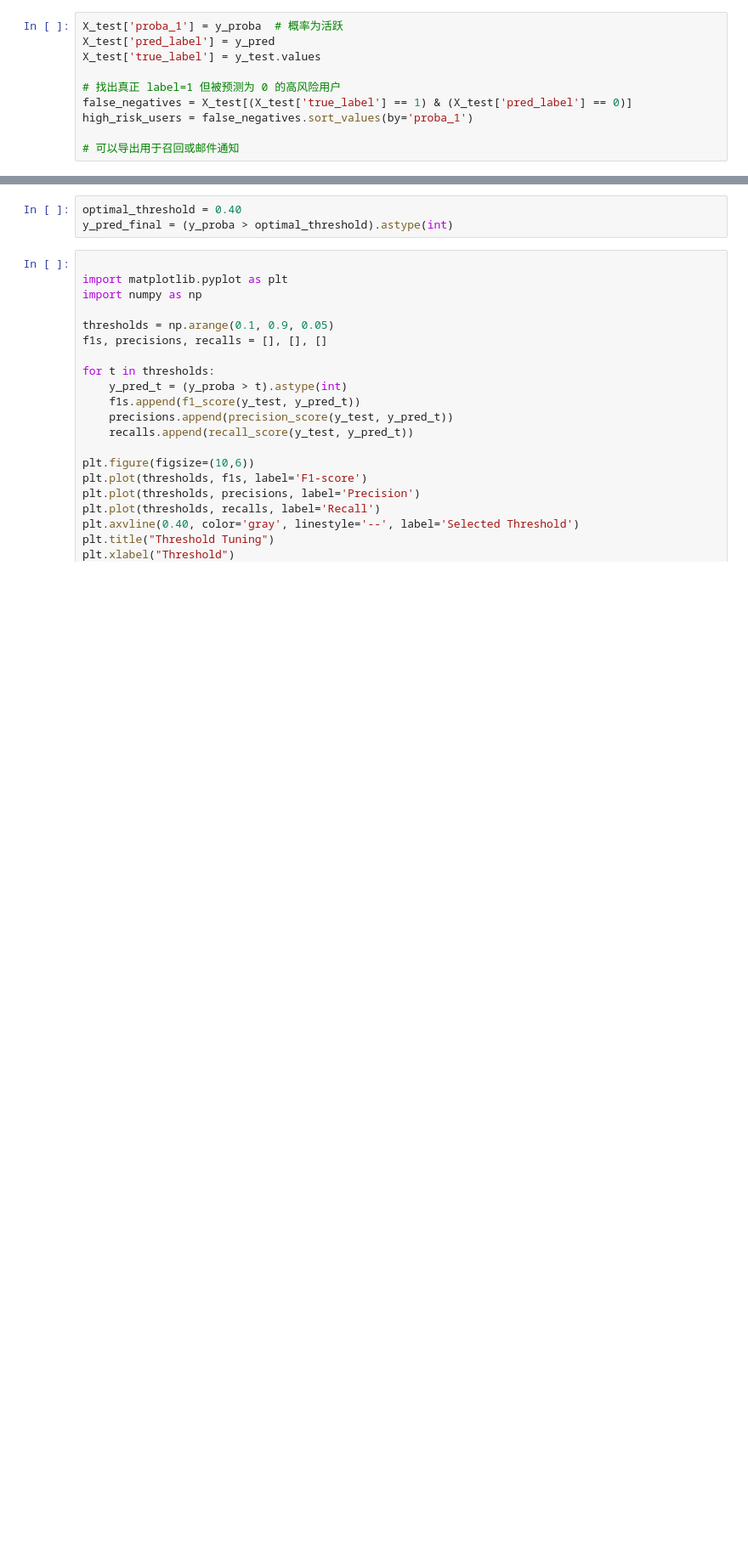
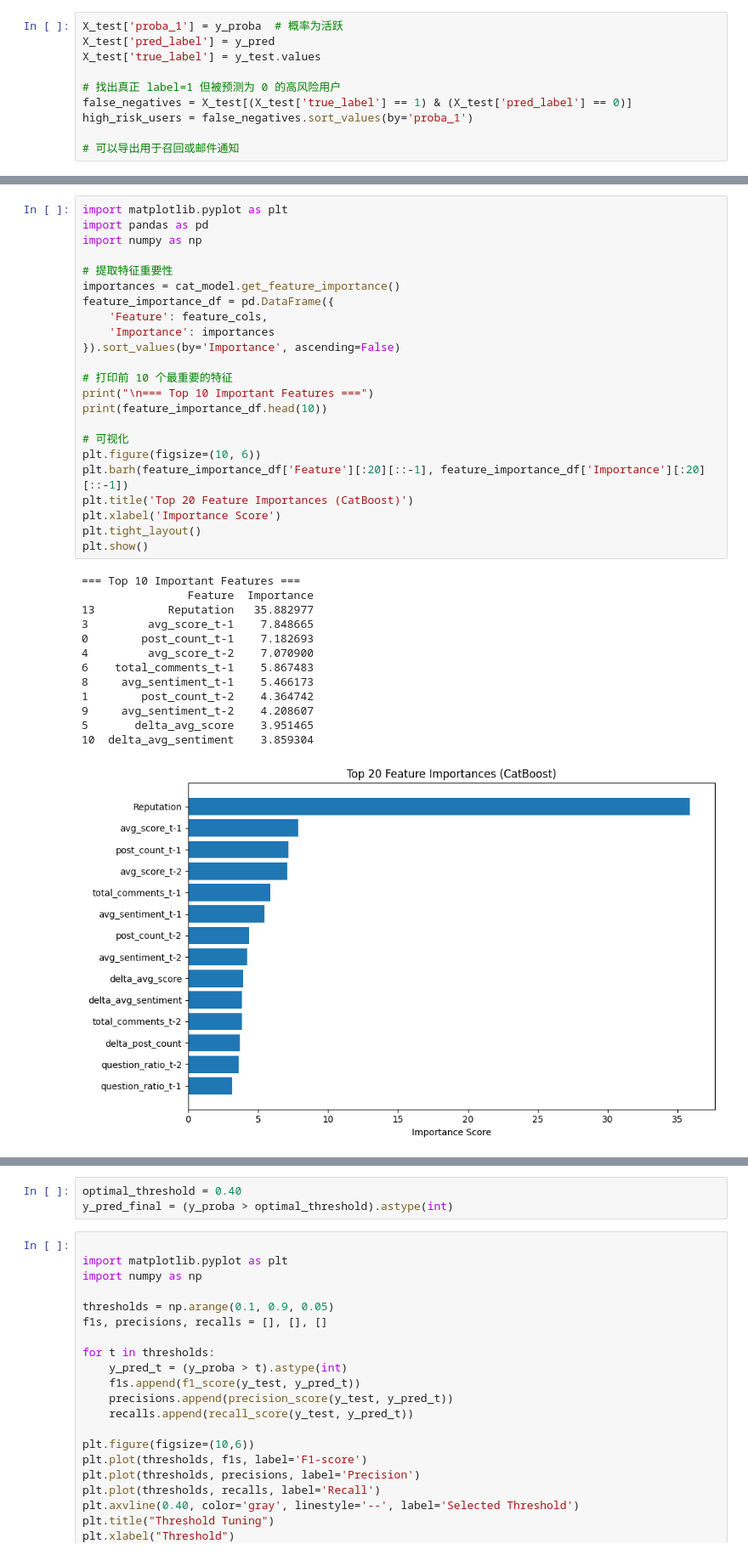
Before and after one commit to QiaNiang/Data-Mining-Stackexchange, a Jupyter notebook: Predictive_Mining/User_prediction.ipynb, the cells around one changed output, grey strips where cells are left out. Shown: that part at 85% size. Cells and saved outputs as stored; diff of their text form; blank space fills up the shorter version.

```diff
--- a/Predictive_Mining/User_prediction.ipynb
+++ b/Predictive_Mining/User_prediction.ipynb
@@ -262,3 +285,40 @@ AUC: 0.796466020591487
+# %%
+import matplotlib.pyplot as plt
+import pandas as pd
+import numpy as np
+
+# 提取特征重要性
+importances = cat_model.get_feature_importance()
+feature_importance_df = pd.DataFrame({
+    'Feature': feature_cols,
+    'Importance': importances
+}).sort_values(by='Importance', ascending=False)
+
+# 打印前 10 个最重要的特征
+print("\n=== Top 10 Important Features ===")
+print(feature_importance_df.head(10))
+
+# 可视化
+plt.figure(figsize=(10, 6))
+plt.barh(feature_importance_df['Feature'][:20][::-1], feature_importance_df['Importance'][:20][::-1])
+plt.title('Top 20 Feature Importances (CatBoost)')
+plt.xlabel('Importance Score')
+plt.tight_layout()
+plt.show()
+# %% [output]
+=== Top 10 Important Features ===
+                Feature  Importance
+13           Reputation   35.882977
+3         avg_score_t-1    7.848665
+0        post_count_t-1    7.182693
+4         avg_score_t-2    7.070900
+6    total_comments_t-1    5.867483
+8     avg_sentiment_t-1    5.466173
+1        post_count_t-2    4.364742
+9     avg_sentiment_t-2    4.208607
+5       delta_avg_score    3.951465
+10  delta_avg_sentiment    3.859304
+[figure, added]
 # %%
 from sklearn.metrics import f1_score, precision_score, recall_score, accuracy_score
 
```
Also changed, not shown: parts of 13 cells of this notebook, 6 other files.
